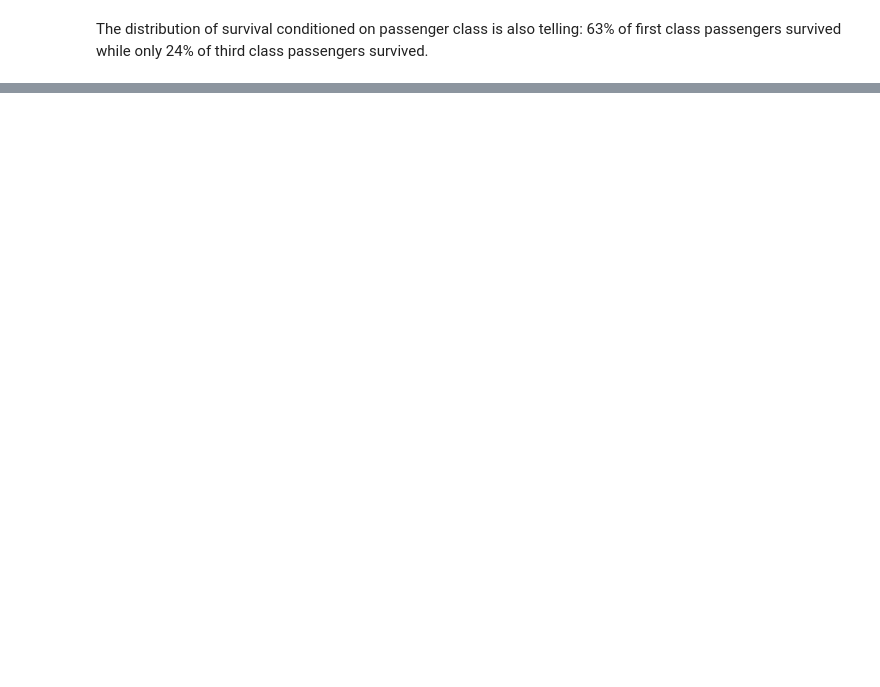
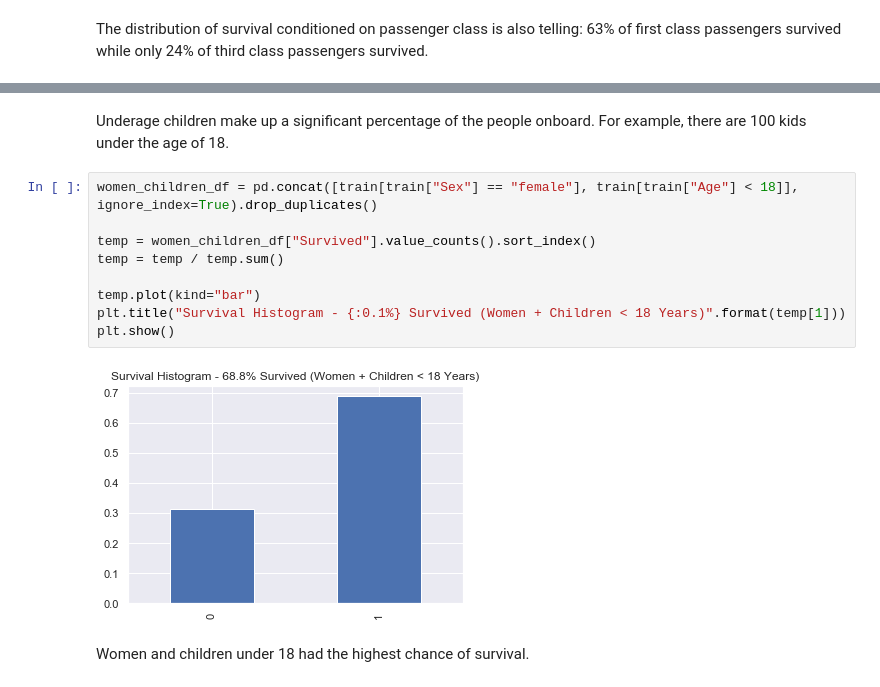
Before and after one commit to amypeniston/data-science-toolbox, a Jupyter notebook: kaggle_competitions/titanic/1_EDA.ipynb, the cells around one changed output, grey strips where cells are left out. Cells and saved outputs as stored; diff of their text form; blank space fills up the shorter version.

```diff
--- a/kaggle_competitions/titanic/1_EDA.ipynb
+++ b/kaggle_competitions/titanic/1_EDA.ipynb
@@ -178,0 +196,15 @@ To Do:
+# %% [markdown]
+Underage children make up a significant percentage of the people onboard. For example, there are 100 kids under the age of 18.
+# %%
+women_children_df = pd.concat([train[train["Sex"] == "female"], train[train["Age"] < 18]], ignore_index=True).drop_duplicates()
+
+temp = women_children_df["Survived"].value_counts().sort_index()
+temp = temp / temp.sum()
+
+temp.plot(kind="bar")
+plt.title("Survival Histogram - {:0.1%} Survived (Women + Children < 18 Years)".format(temp[1]))
+plt.show()
+# %% [output]
+[figure, added]
+# %% [markdown]
+Women and children under 18 had the highest chance of survival.
```
Also changed, not shown: parts of 7 cells of this notebook, 2 other files.
